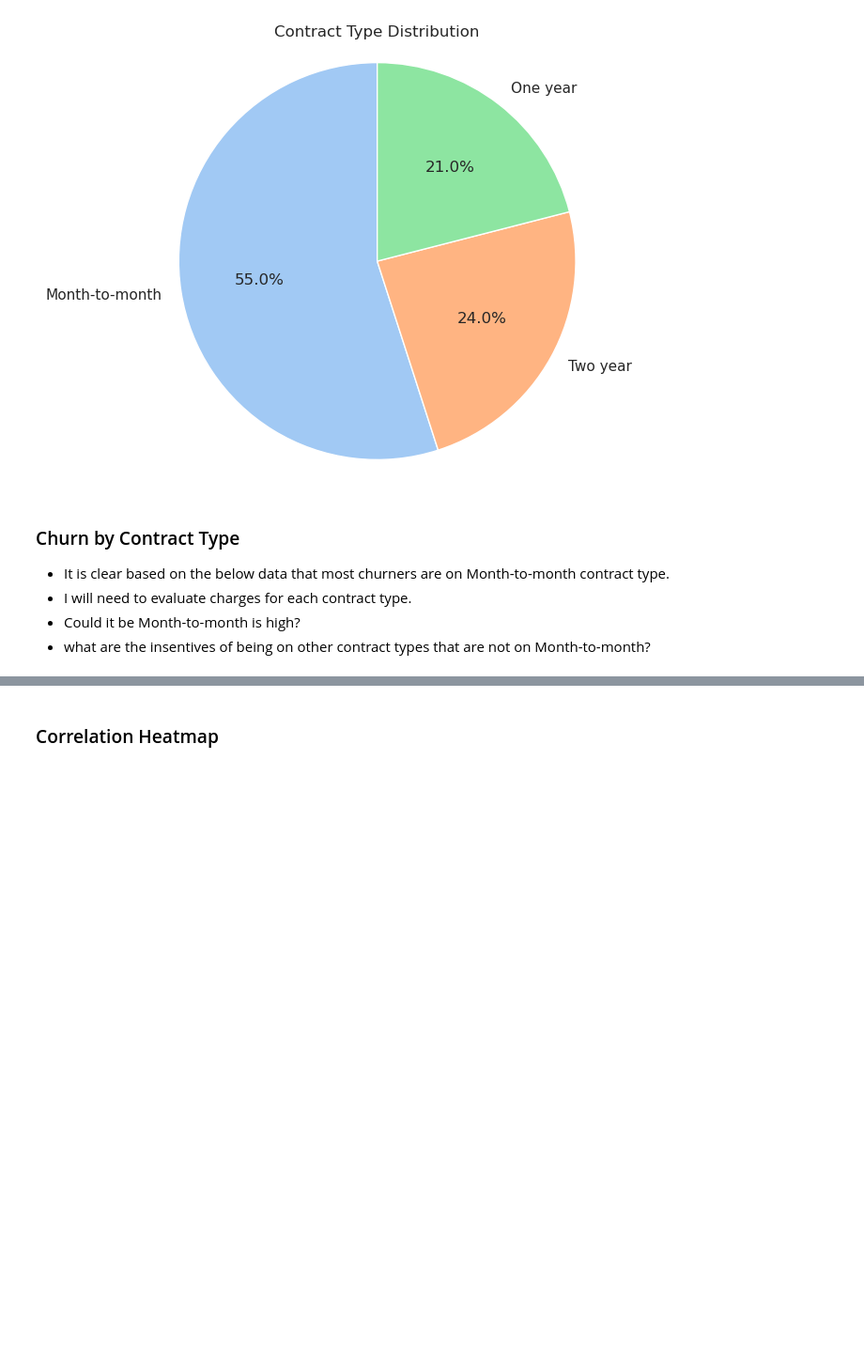
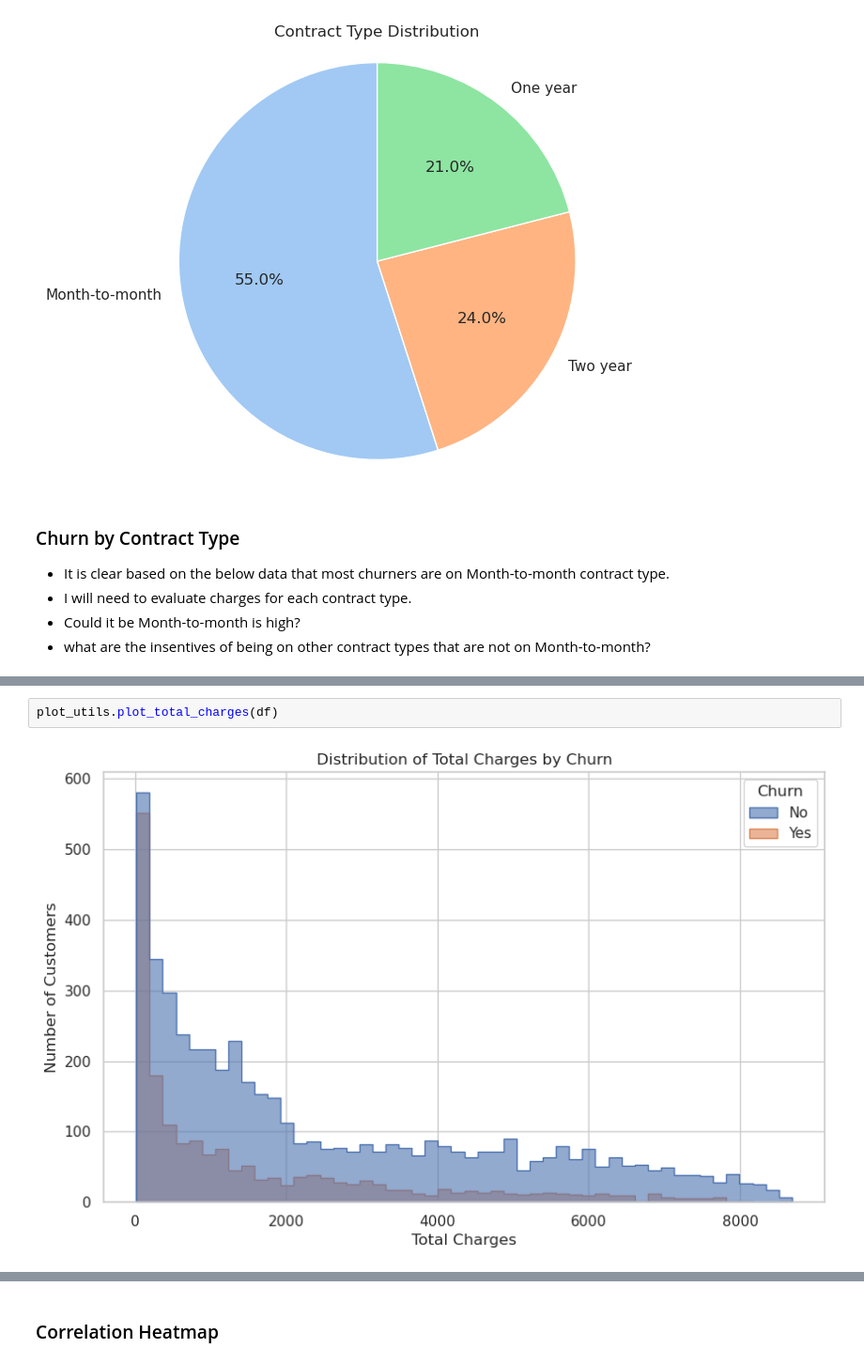
Before and after one commit to touchtau/telco-customer-churn-prediction, a Jupyter notebook: notebooks/01_exploratory_data_analysis.ipynb, the cells around one changed output, grey strips where cells are left out. Shown at 94% size. Cells and saved outputs as stored; diff of their text form; blank space fills up the shorter version.

```diff
--- a/notebooks/01_exploratory_data_analysis.ipynb
+++ b/notebooks/01_exploratory_data_analysis.ipynb
@@ -116 +120,5 @@ plot_churn_by_contract_type(df)
+# %%
+plot_utils.plot_total_charges(df)
+# %% [output]
+[figure, added]
 # %%
```
Also changed, not shown: parts of 17 cells of this notebook, 4 other files.
